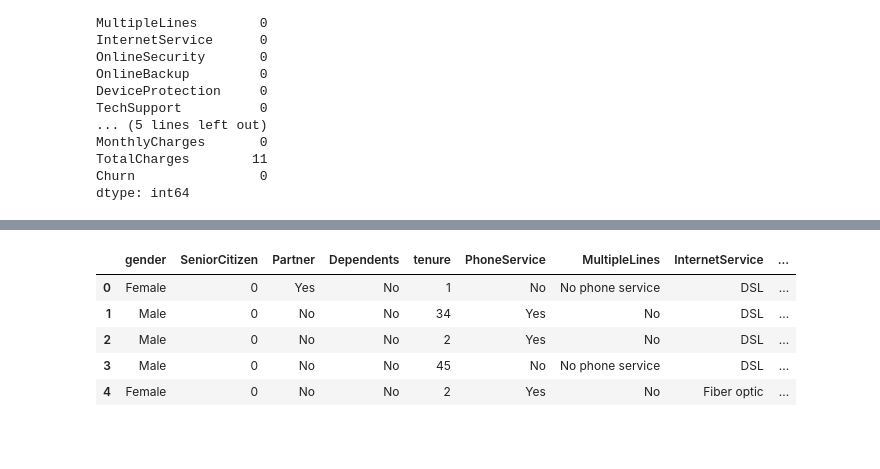
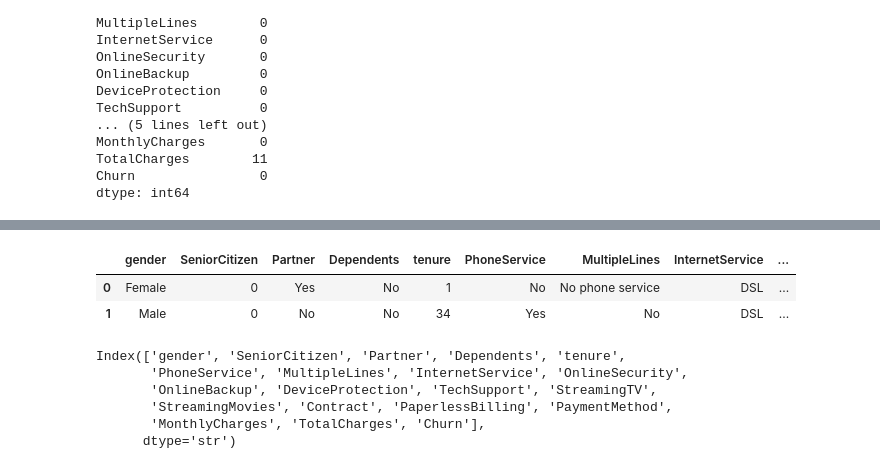
Before and after one commit to vipinyadav23542-ai/machinelearning-26vip, a Jupyter notebook: tcchurn.ipynb, the cells around one changed output, grey strips where cells are left out. Cells and saved outputs as stored; diff of their text form; code cells hidden in the pictures; blank space fills up the shorter version.

```diff
--- a/tcchurn.ipynb
+++ b/tcchurn.ipynb
@@ -135,11 +135,18 @@ dtype: int64
 x = df.drop(["Churn"],axis=1)  #####feature and target
 y = df["Churn"]
 # %%
-x.head()
+x.head(2)
 # %% [output]
 |  | gender | SeniorCitizen | Partner | Dependents | tenure | PhoneService | MultipleLines | InternetService | ... |
 | 0 | Female | 0 | Yes | No | 1 | No | No phone service | DSL | ... |
 | 1 | Male | 0 | No | No | 34 | Yes | No | DSL | ... |
-| 2 | Male | 0 | No | No | 2 | Yes | No | DSL | ... |
-| 3 | Male | 0 | No | No | 45 | No | No phone service | DSL | ... |
-| 4 | Female | 0 | No | No | 2 | Yes | No | Fiber optic | ... |
+# %%
+###categorical columns
+df.columns
+# %% [output]
+Index(['gender', 'SeniorCitizen', 'Partner', 'Dependents', 'tenure',
+       'PhoneService', 'MultipleLines', 'InternetService', 'OnlineSecurity',
+       'OnlineBackup', 'DeviceProtection', 'TechSupport', 'StreamingTV',
+       'StreamingMovies', 'Contract', 'PaperlessBilling', 'PaymentMethod',
+       'MonthlyCharges', 'TotalCharges', 'Churn'],
+      dtype='str')
```
Also changed, not shown: parts of 10 cells of this notebook.
